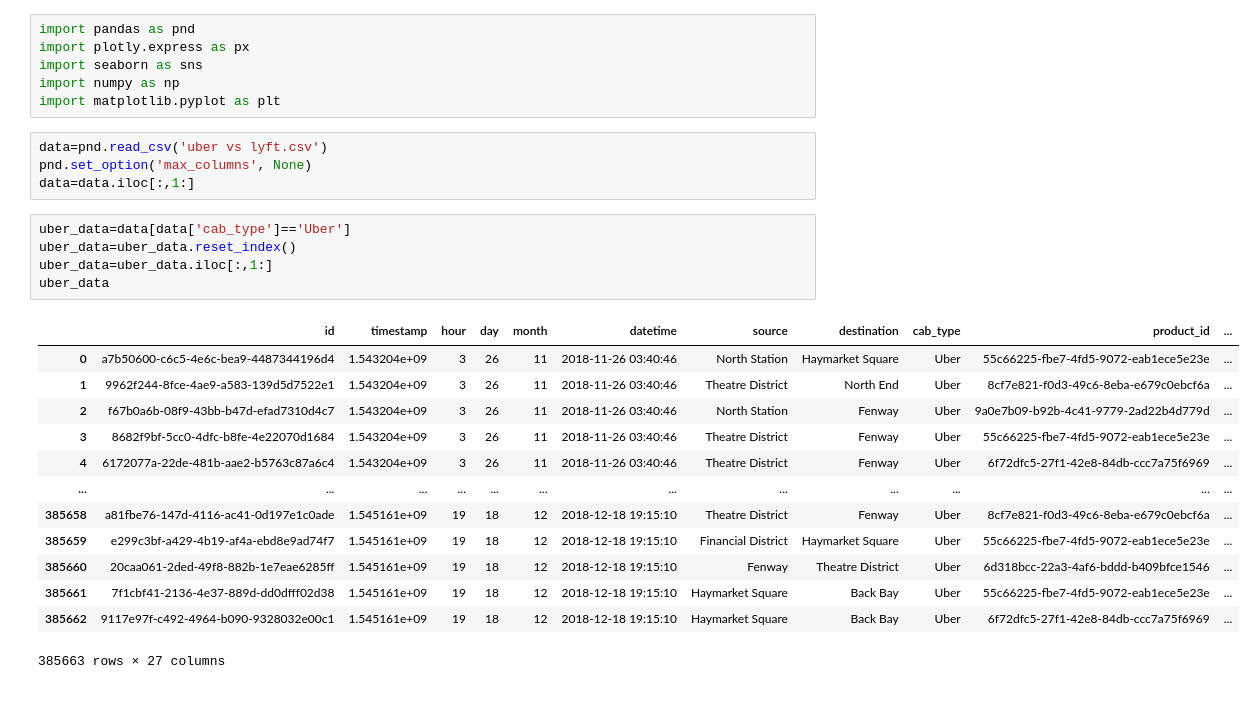
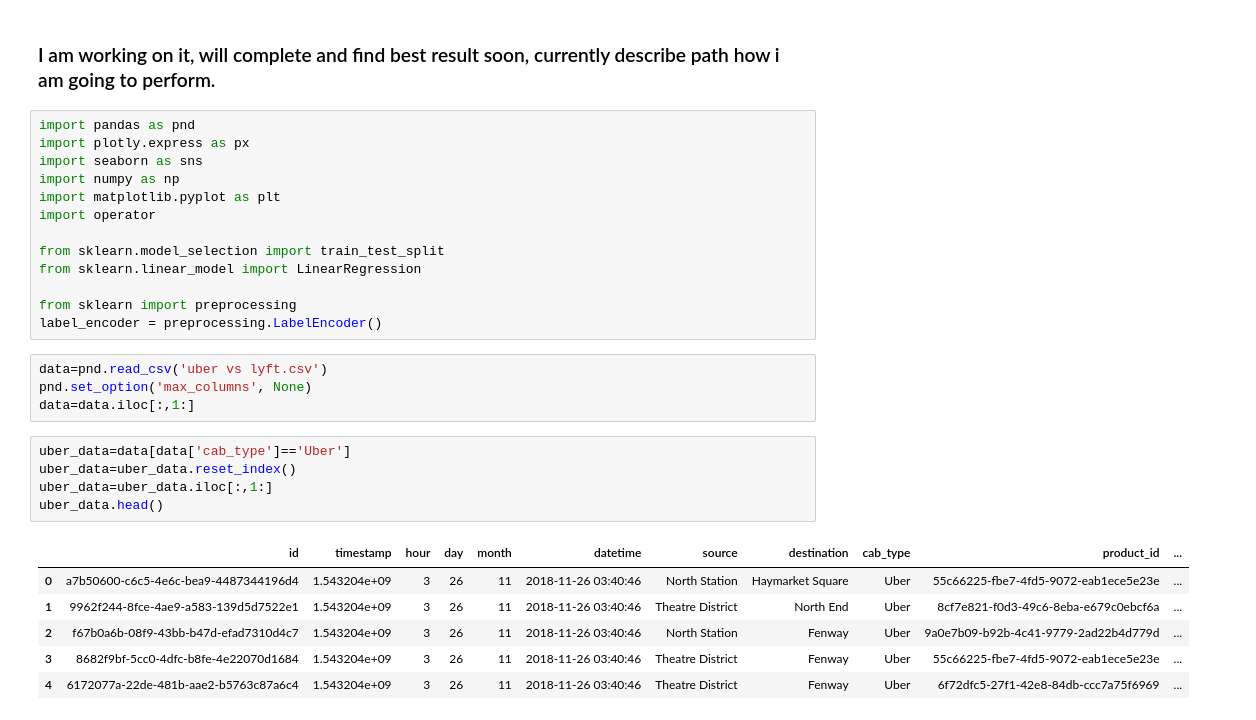
Before and after one commit to umar-khayam/Uber-Data-Analysis, a Jupyter notebook: Model.ipynb, the cells around one changed output. Saved outputs shown, nothing was run; the diff lists cells and outputs as text.

```diff
--- a/Model.ipynb
+++ b/Model.ipynb
@@ -1,9 +1,18 @@
+# %% [markdown]
+### I am working on it, will complete and find best result soon, currently describe path how i am going to perform.
 # %%
 import pandas as pnd
 import plotly.express as px
 import seaborn as sns
 import numpy as np
 import matplotlib.pyplot as plt
+import operator
+
+from sklearn.model_selection import train_test_split
+from sklearn.linear_model import LinearRegression
+
+from sklearn import preprocessing
+label_encoder = preprocessing.LabelEncoder()
 # %%
 data=pnd.read_csv('uber vs lyft.csv')
 pnd.set_option('max_columns', None)
@@ -11,19 +20,12 @@ data=data.iloc[:,1:]
 # %%
 uber_data=data[data['cab_type']=='Uber']
 uber_data=uber_data.reset_index()
 uber_data=uber_data.iloc[:,1:]
-uber_data
+uber_data.head()
 # %% [output]
 |  | id | timestamp | hour | day | month | datetime | source | destination | cab_type | product_id | ... |
 | 0 | a7b50600-c6c5-4e6c-bea9-4487344196d4 | 1.543204e+09 | 3 | 26 | 11 | 2018-11-26 03:40:46 | North Station | Haymarket Square | Uber | 55c66225-fbe7-4fd5-9072-eab1ece5e23e | ... |
 | 1 | 9962f244-8fce-4ae9-a583-139d5d7522e1 | 1.543204e+09 | 3 | 26 | 11 | 2018-11-26 03:40:46 | Theatre District | North End | Uber | 8cf7e821-f0d3-49c6-8eba-e679c0ebcf6a | ... |
 | 2 | f67b0a6b-08f9-43bb-b47d-efad7310d4c7 | 1.543204e+09 | 3 | 26 | 11 | 2018-11-26 03:40:46 | North Station | Fenway | Uber | 9a0e7b09-b92b-4c41-9779-2ad22b4d779d | ... |
 | 3 | 8682f9bf-5cc0-4dfc-b8fe-4e22070d1684 | 1.543204e+09 | 3 | 26 | 11 | 2018-11-26 03:40:46 | Theatre District | Fenway | Uber | 55c66225-fbe7-4fd5-9072-eab1ece5e23e | ... |
 | 4 | 6172077a-22de-481b-aae2-b5763c87a6c4 | 1.543204e+09 | 3 | 26 | 11 | 2018-11-26 03:40:46 | Theatre District | Fenway | Uber | 6f72dfc5-27f1-42e8-84db-ccc7a75f6969 | ... |
-| ... | ... | ... | ... | ... | ... | ... | ... | ... | ... | ... | ... |
-| 385658 | a81fbe76-147d-4116-ac41-0d197e1c0ade | 1.545161e+09 | 19 | 18 | 12 | 2018-12-18 19:15:10 | Theatre District | Fenway | Uber | 8cf7e821-f0d3-49c6-8eba-e679c0ebcf6a | ... |
-| 385659 | e299c3bf-a429-4b19-af4a-ebd8e9ad74f7 | 1.545161e+09 | 19 | 18 | 12 | 2018-12-18 19:15:10 | Financial District | Haymarket Square | Uber | 55c66225-fbe7-4fd5-9072-eab1ece5e23e | ... |
-| 385660 | 20caa061-2ded-49f8-882b-1e7eae6285ff | 1.545161e+09 | 19 | 18 | 12 | 2018-12-18 19:15:10 | Fenway | Theatre District | Uber | 6d318bcc-22a3-4af6-bddd-b409bfce1546 | ... |
-| 385661 | 7f1cbf41-2136-4e37-889d-dd0dfff02d38 | 1.545161e+09 | 19 | 18 | 12 | 2018-12-18 19:15:10 | Haymarket Square | Back Bay | Uber | 55c66225-fbe7-4fd5-9072-eab1ece5e23e | ... |
-| 385662 | 9117e97f-c492-4964-b090-9328032e00c1 | 1.545161e+09 | 19 | 18 | 12 | 2018-12-18 19:15:10 | Haymarket Square | Back Bay | Uber | 6f72dfc5-27f1-42e8-84db-ccc7a75f6969 | ... |
-385663 rows × 27 columns
```
Also changed, not shown: parts of 13 cells of this notebook, 2 other files.
